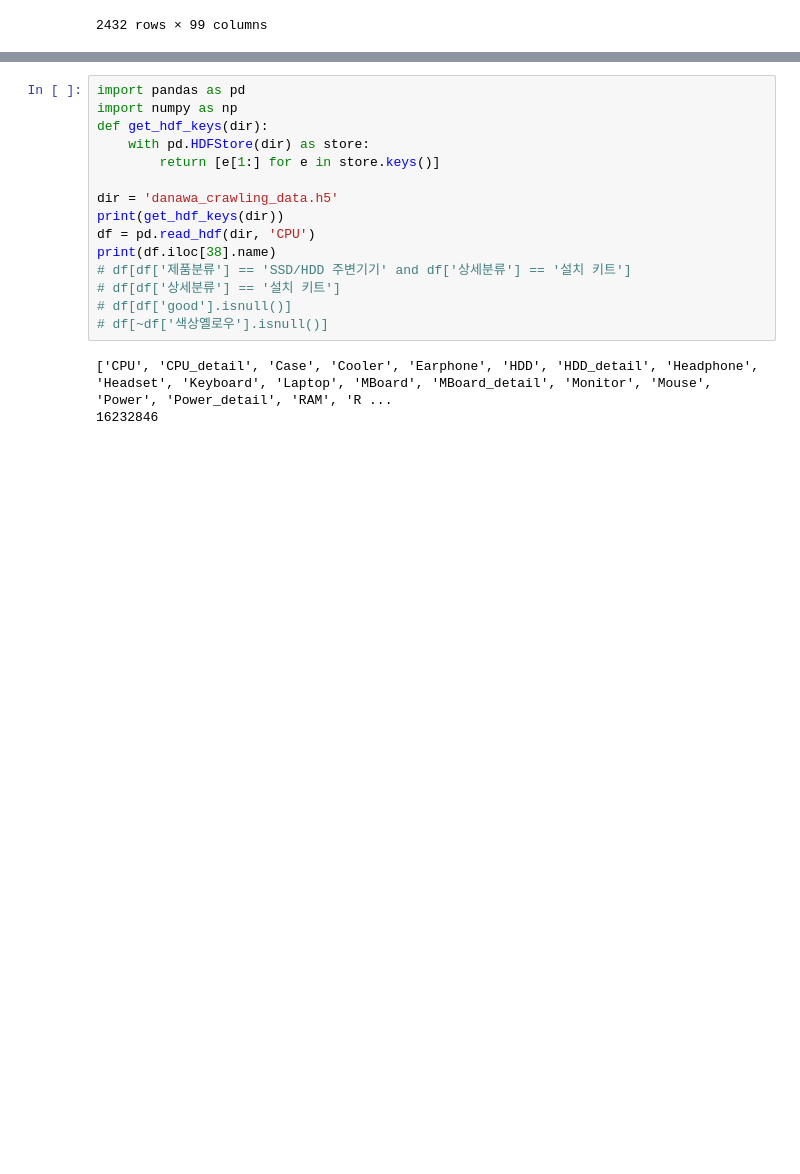
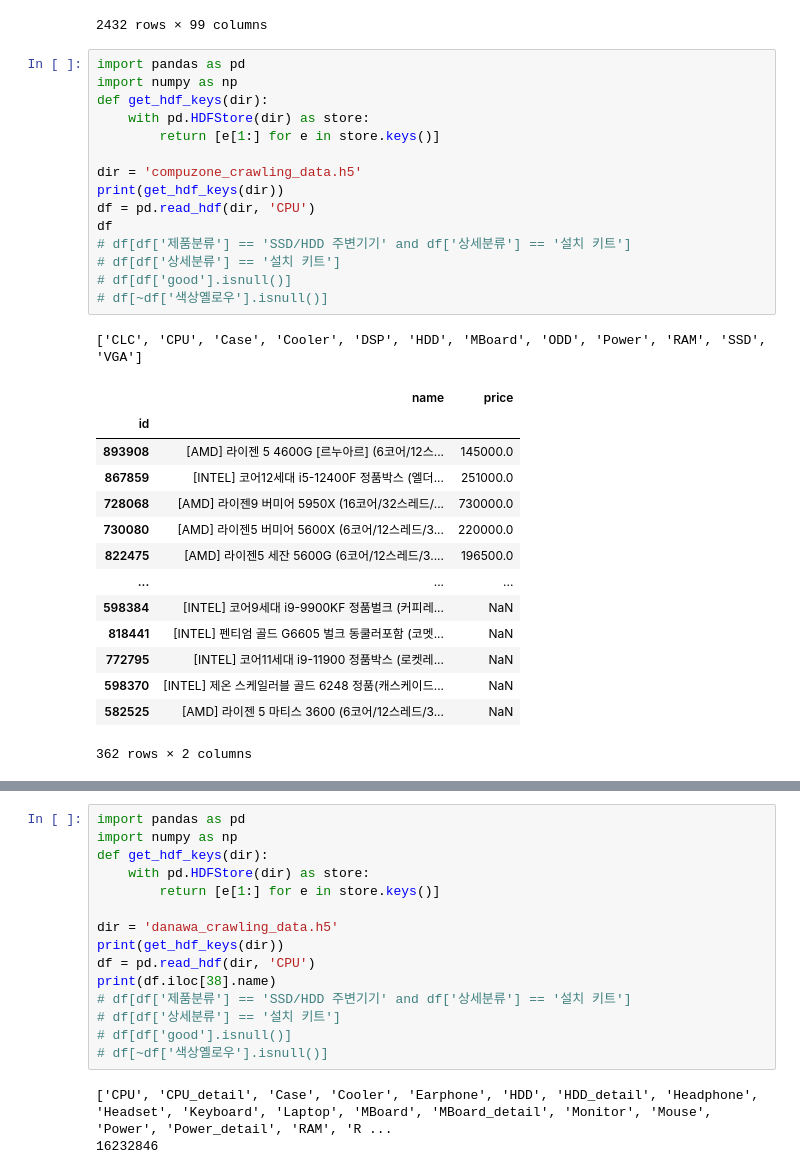
Before and after one commit to seokjin1013/computer-rec-crawling, a Jupyter notebook: test.ipynb, the cells around one changed output, grey strips where cells are left out. Drawn from its saved outputs; the diff is of its cells as text; blank space fills up the shorter version.

Commit message:
Add compuzone, happy_shopping crawler / Bug fix

```diff
--- a/test.ipynb
+++ b/test.ipynb
@@ -114,3 +114,34 @@ df
 | 1634506 | 223600.0 | 명정보기술 | 2012년 03월 | 내장형SSD | 6.4cm(2.5형) | SATA3(6Gb/s) | 128GB | MLC(기타) | NaN | ... |
 | 1187403 | 390000.0 | EKMEMORY | 2010년 09월 | 내장형SSD | NaN | SATA3(6Gb/s) | 128GB | MLC(기타) | NaN | ... |
 2432 rows × 99 columns
+# %%
+import pandas as pd
+import numpy as np
+def get_hdf_keys(dir):
+    with pd.HDFStore(dir) as store:
+        return [e[1:] for e in store.keys()]
+
+dir = 'compuzone_crawling_data.h5'
+print(get_hdf_keys(dir))
+df = pd.read_hdf(dir, 'CPU')
+df
+# df[df['제품분류'] == 'SSD/HDD 주변기기' and df['상세분류'] == '설치 키트']
+# df[df['상세분류'] == '설치 키트']
+# df[df['good'].isnull()]
+# df[~df['색상옐로우'].isnull()]
+# %% [output]
+['CLC', 'CPU', 'Case', 'Cooler', 'DSP', 'HDD', 'MBoard', 'ODD', 'Power', 'RAM', 'SSD', 'VGA']
+|  | name | price |
+| id |  |  |
+| 893908 | [AMD] 라이젠 5 4600G [르누아르] (6코어/12스... | 145000.0 |
+| 867859 | [INTEL] 코어12세대 i5-12400F 정품박스 (엘더... | 251000.0 |
+| 728068 | [AMD] 라이젠9 버미어 5950X (16코어/32스레드/... | 730000.0 |
+| 730080 | [AMD] 라이젠5 버미어 5600X (6코어/12스레드/3... | 220000.0 |
+| 822475 | [AMD] 라이젠5 세잔 5600G (6코어/12스레드/3.... | 196500.0 |
+| ... | ... | ... |
+| 598384 | [INTEL] 코어9세대 i9-9900KF 정품벌크 (커피레... | NaN |
+| 818441 | [INTEL] 펜티엄 골드 G6605 벌크 동쿨러포함 (코멧... | NaN |
+| 772795 | [INTEL] 코어11세대 i9-11900 정품박스 (로켓레... | NaN |
+| 598370 | [INTEL] 제온 스케일러블 골드 6248 정품(캐스케이드... | NaN |
+| 582525 | [AMD] 라이젠 5 마티스 3600 (6코어/12스레드/3... | NaN |
+362 rows × 2 columns
```
Also changed, not shown: parts of 1 cell of this notebook, 3 other files.
